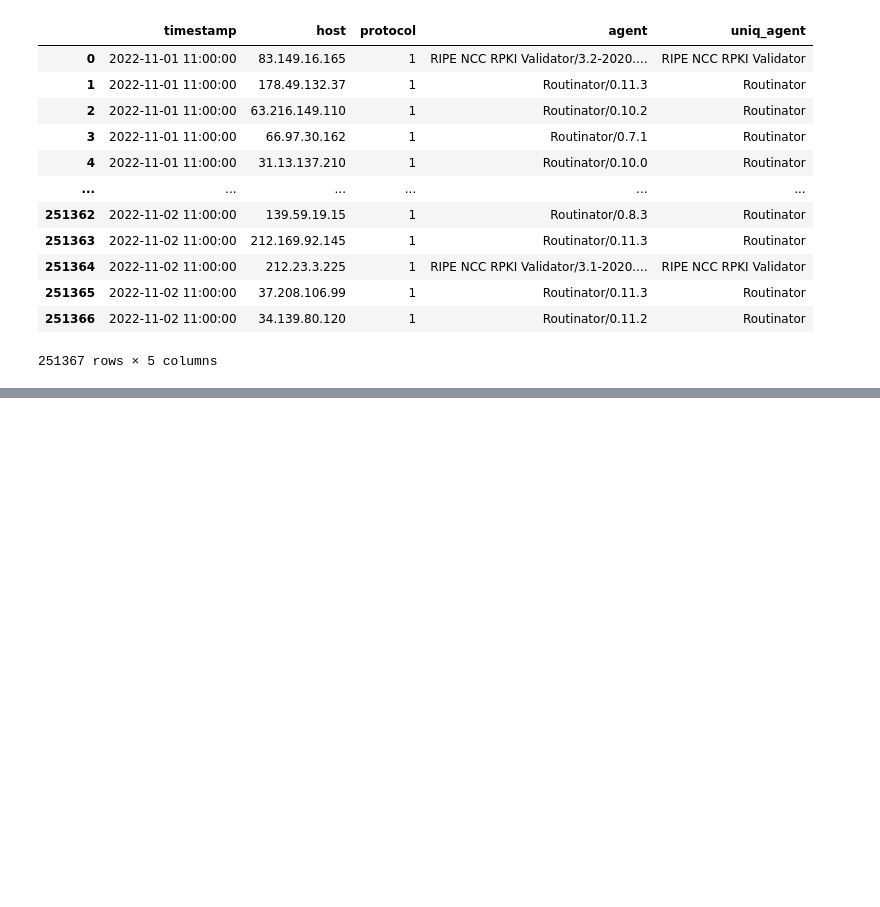
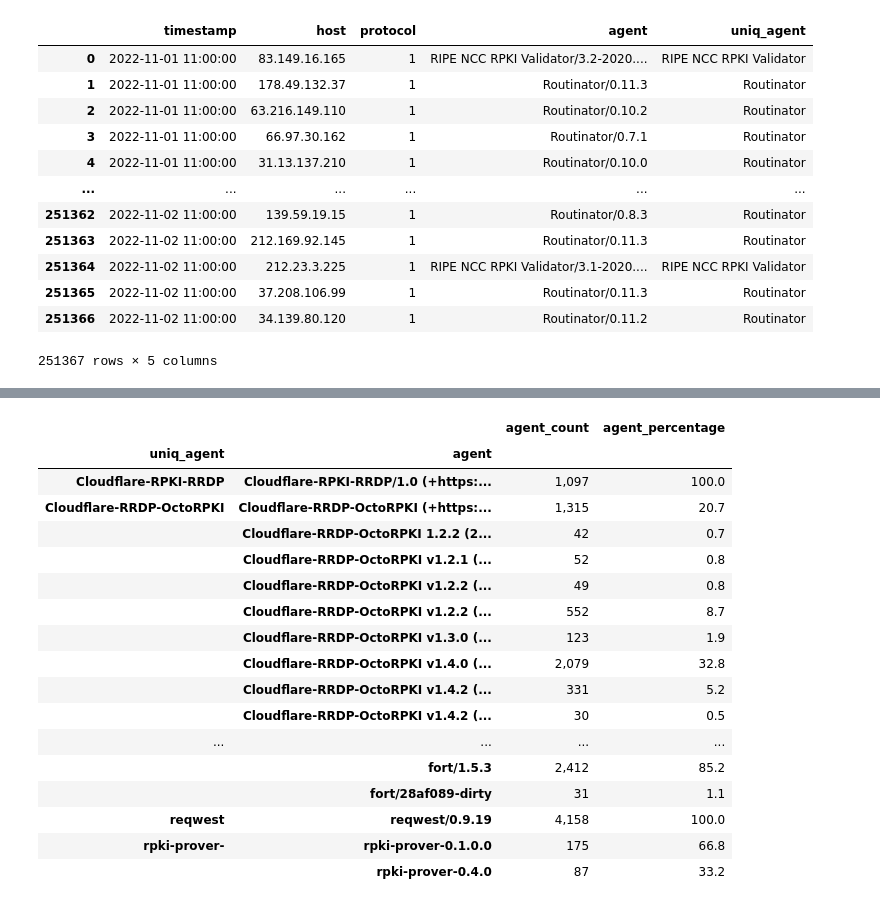
Before and after one commit to klezm/Cybersecurity2022, a Jupyter notebook: Lab1/Lab1.ipynb, the cells around one changed output, grey strips where cells are left out. Saved outputs shown, nothing was run; the diff lists cells and outputs as text; code cells hidden in the pictures; blank space fills up the shorter version.

```diff
--- a/Lab1/Lab1.ipynb
+++ b/Lab1/Lab1.ipynb
@@ -141,7 +186,7 @@ agent
 # %%
 agents = df.agent.unique().tolist()
 # agents = set([x.split("/")[0] if isinstance(x, str) else x for x in agents])
-agents = set([re.split(r"/|\d|(?<=OctoRPKI) ", x)[0] if isinstance(x, str) else x for x in agents])
+agents = set([re.split(r"/|\d|(?<=OctoRPKI) ", x)[0].strip() if isinstance(x, str) else x for x in agents])
 agents
 # %% [output]
 {'Cloudflare-RPKI-RRDP',
@@ -194,0 +238,38 @@ df.uniq_agent.value_counts().plot(kind = "barh");
+# %%
+# Show distribution of versions per agent
+
+if False: # display each level 0 index separately
+    dfx = df.value_counts(["uniq_agent", "agent"]).sort_index().to_frame()
+    for uniq_agent, agents in dfx.groupby(level = 0):
+        agents["uniq_agent_percentage"] = agents.groupby("uniq_agent").transform(lambda x: (x / x.sum()) * 100) #.astype(int)
+        agents = agents.reset_index()
+        agents = agents.set_index(["uniq_agent", agents.index])
+        agents = agents.style_auto(precision = 0).set_properties(**{'text-align': 'left'})
+        display(agents)
+
+agents = df.value_counts(["uniq_agent", "agent"]).sort_index().to_frame().rename({0: "agent_count"}, axis = 1)
+agents["agent_percentage"] = agents.groupby("uniq_agent").transform(lambda x: (x / x.sum()) * 100) #.astype(int)
+agents = agents.style_auto(precision = 1).set_table_styles([
+        {"selector": "*", "props": [("text-align", "left")]},
+        {"selector": "th.row_heading.level0, th.row_heading.level0 ~ *", "props": [("border-top", "5px solid black !important")]},
+    ])
+display(HTML(agents.to_html()))
+# %% [output]
+|  |  | agent_count | agent_percentage |
+| uniq_agent | agent |  |  |
+| Cloudflare-RPKI-RRDP | Cloudflare-RPKI-RRDP/1.0 (+https:... | 1,097 | 100.0 |
+| Cloudflare-RRDP-OctoRPKI | Cloudflare-RRDP-OctoRPKI (+https:... | 1,315 | 20.7 |
+|  | Cloudflare-RRDP-OctoRPKI 1.2.2 (2... | 42 | 0.7 |
+|  | Cloudflare-RRDP-OctoRPKI v1.2.1 (... | 52 | 0.8 |
+|  | Cloudflare-RRDP-OctoRPKI v1.2.2 (... | 49 | 0.8 |
+|  | Cloudflare-RRDP-OctoRPKI v1.2.2 (... | 552 | 8.7 |
+|  | Cloudflare-RRDP-OctoRPKI v1.3.0 (... | 123 | 1.9 |
+|  | Cloudflare-RRDP-OctoRPKI v1.4.0 (... | 2,079 | 32.8 |
+|  | Cloudflare-RRDP-OctoRPKI v1.4.2 (... | 331 | 5.2 |
+|  | Cloudflare-RRDP-OctoRPKI v1.4.2 (... | 30 | 0.5 |
+| ... | ... | ... | ... |
+|  | fort/1.5.3 | 2,412 | 85.2 |
+|  | fort/28af089-dirty | 31 | 1.1 |
+| reqwest | reqwest/0.9.19 | 4,158 | 100.0 |
+| rpki-prover- | rpki-prover-0.1.0.0 | 175 | 66.8 |
+|  | rpki-prover-0.4.0 | 87 | 33.2 |
```
Also changed, not shown: parts of 7 cells of this notebook, 22 other files.
